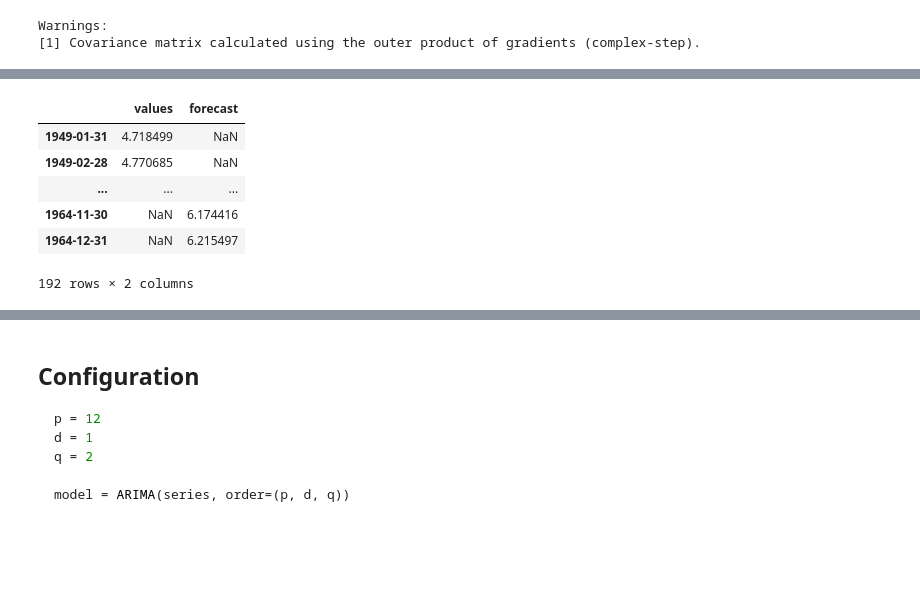
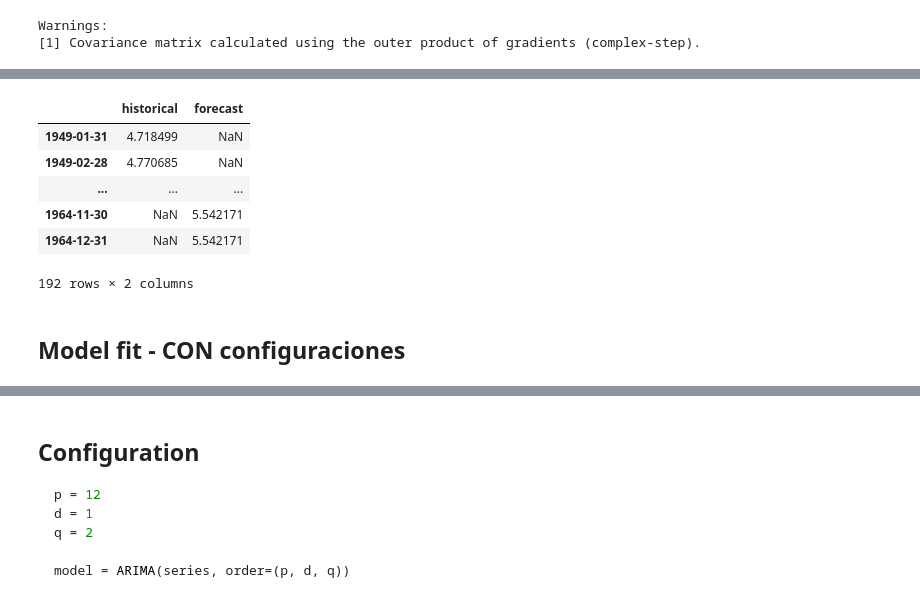
Before and after one commit to myothergit/python-for-time-series-forecasting-5246009, a Jupyter notebook: notebooks/2_Modelling/2_ARIMA/Code.ipynb, the cells around one changed output, grey strips where cells are left out. Drawn from its saved outputs; the diff is of its cells as text; code cells hidden in the pictures; blank space fills up the shorter version.

```diff
--- a/notebooks/2_Modelling/2_ARIMA/Code.ipynb
+++ b/notebooks/2_Modelling/2_ARIMA/Code.ipynb
@@ -96,0 +190,5 @@ df_pred
+# %%
+# También vuelvo a convertir la serie original en un DataFrame para luego poder combinar la serie original con el forecast
+
+df_historical = series.to_frame(name='historical')
+df_historical
@@ -97,13 +203,12 @@ df_pred
 # %%
-df_forecast = forecast.to_frame(name='forecast')
-df_pred = pd.concat([df_pred, df_forecast])
+df_pred = pd.concat([df_historical, df_forecast])
 df_pred
 # %% [output]
-|  | values | forecast |
+|  | historical | forecast |
 | 1949-01-31 | 4.718499 | NaN |
 | 1949-02-28 | 4.770685 | NaN |
 | ... | ... | ... |
-| 1964-11-30 | NaN | 6.174416 |
-| 1964-12-31 | NaN | 6.215497 |
+| 1964-11-30 | NaN | 5.542171 |
+| 1964-12-31 | NaN | 5.542171 |
 192 rows × 2 columns
 # %%
@@ -110 +217,3 @@ df_pred
 df_pred.plot(color='variable')
+# %% [markdown]
+## Model fit - CON configuraciones
```
Also changed, not shown: parts of 27 cells of this notebook.
